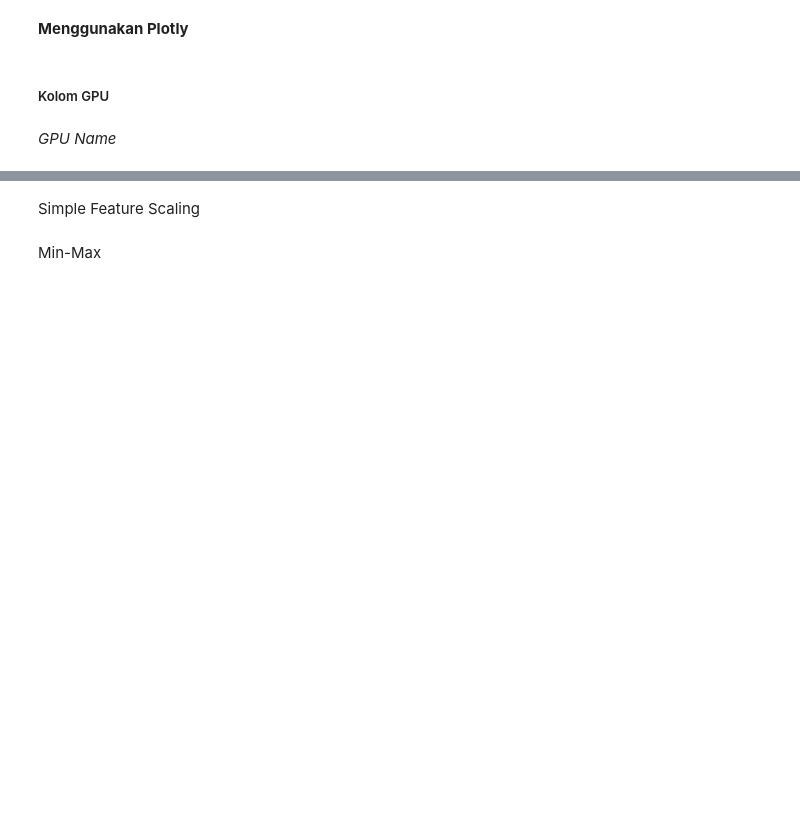
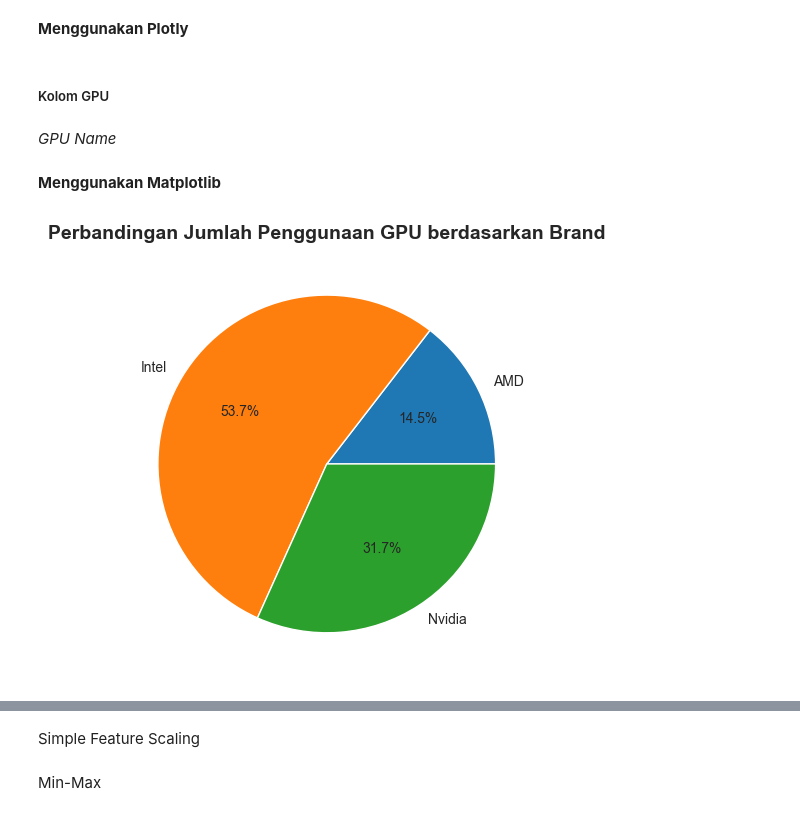
Before and after one commit to indraJuliansyahPutra/Laptop-Price, a Jupyter notebook: visualisasi.ipynb, the cells around one changed output, grey strips where cells are left out. Cells and saved outputs as stored; diff of their text form; code cells hidden in the pictures; blank space fills up the shorter version.

Commit message:
Visualisasi Data Tahap Kedua

```diff
--- a/visualisasi.ipynb
+++ b/visualisasi.ipynb
@@ -295,3 +307,15 @@ fig.show()
 # %% [markdown]
 *GPU Name*
+# %% [markdown]
+**Menggunakan Matplotlib**
+# %%
+import matplotlib.pyplot as plt
+
+gpu_name = laptop.groupby(['gpu_name']).size().reset_index(name='counts')
+
+plt.pie(gpu_name['counts'], labels=gpu_name['gpu_name'], autopct='%1.1f%%')
+plt.title('Perbandingan Jumlah Penggunaan GPU berdasarkan Brand')
+plt.show()
+# %% [output]
+[figure, added]
 # %%
```
Also changed, not shown: parts of 16 cells of this notebook.
